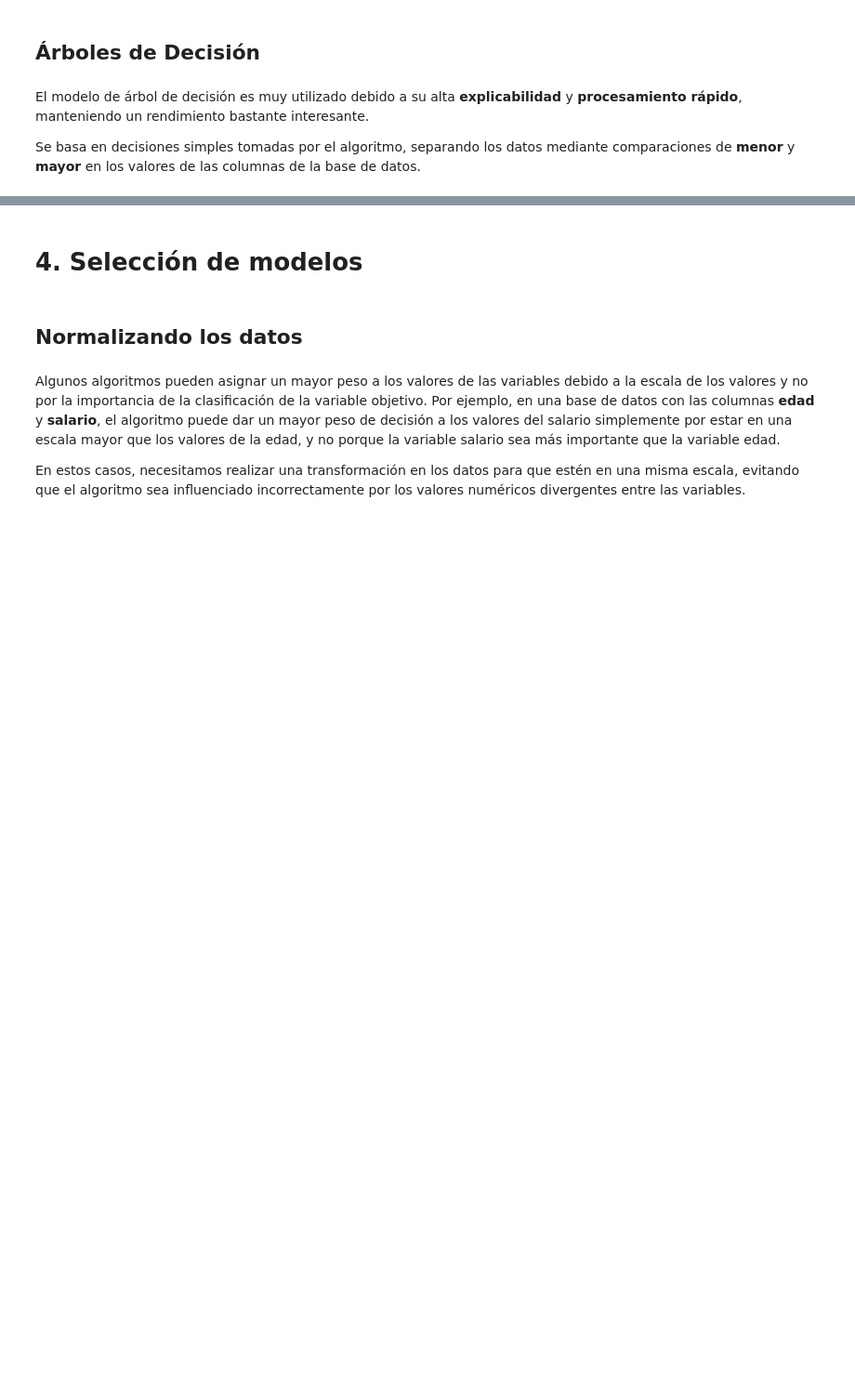
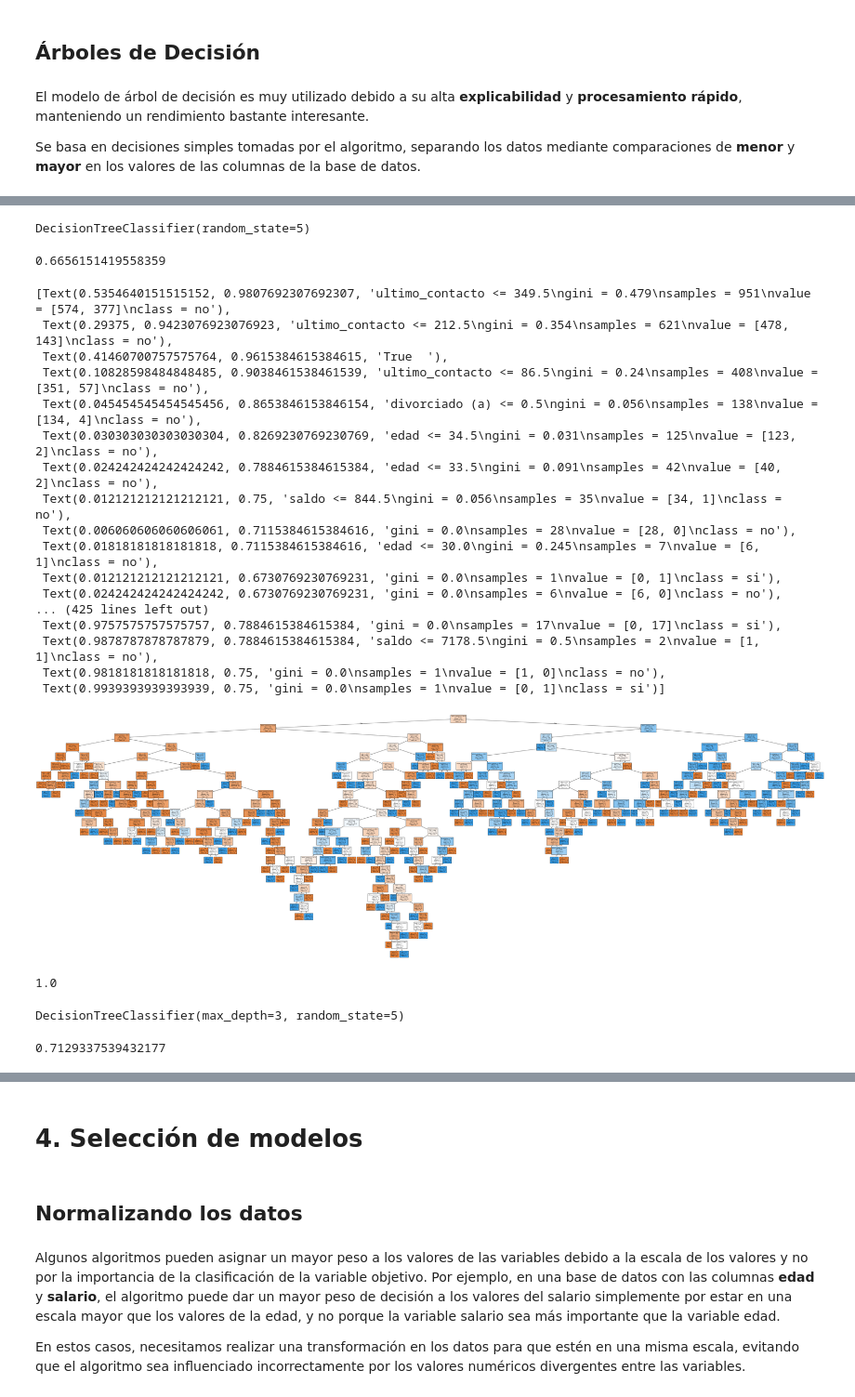
Before and after one commit to Luis1g/Clasificacion_de-_datos, a Jupyter notebook: Clasificacion_primeros_pasos.ipynb, the cells around one changed output, grey strips where cells are left out. Shown at 93% size. Cells and saved outputs as stored; diff of their text form; code cells hidden in the pictures; blank space fills up the shorter version.

```diff
--- a/Clasificacion_primeros_pasos.ipynb
+++ b/Clasificacion_primeros_pasos.ipynb
@@ -113,0 +207,5 @@ El modelo más simple de clasificar los datos es simplemente utilizar un algorit
+# %%
+dummy = DummyClassifier()
+dummy.fit(X_train, y_train)
+
+dummy.score(X_test, y_test)
@@ -134,0 +222,10 @@ valores_columnas = ['casado (a)',
+# %%
+modelo_arbol = DecisionTreeClassifier(random_state=5)
+# %%
+modelo_arbol.fit(X_train, y_train)
+# %% [output]
+DecisionTreeClassifier(random_state=5)
+# %%
+modelo_arbol.score(X_test, y_test)
+# %% [output]
+0.6656151419558359
@@ -134,0 +235,48 @@ valores_columnas = ['casado (a)',
+# %%
+valores_columnas = ['casado (a)',
+                'divorciado (a)',
+                'soltero (a)',
+                'primaria',
+                'secundaria',
+                'superior',
+                'default',
+                'prestatario',
+                'edad',
+                'saldo',
+                'ultimo_contacto',
+                'ct_contactos']
+# %%
+plt.figure(figsize=(80,25))
+plot_tree(modelo_arbol, filled= True, class_names=["no", "si"], fontsize = 6, feature_names = valores_columnas)
+# %% [output]
+[Text(0.5354640151515152, 0.9807692307692307, 'ultimo_contacto <= 349.5\ngini = 0.479\nsamples = 951\nvalue = [574, 377]\nclass = no'),
+ Text(0.29375, 0.9423076923076923, 'ultimo_contacto <= 212.5\ngini = 0.354\nsamples = 621\nvalue = [478, 143]\nclass = no'),
+ Text(0.41460700757575764, 0.9615384615384615, 'True  '),
+ Text(0.10828598484848485, 0.9038461538461539, 'ultimo_contacto <= 86.5\ngini = 0.24\nsamples = 408\nvalue = [351, 57]\nclass = no'),
+ Text(0.045454545454545456, 0.8653846153846154, 'divorciado (a) <= 0.5\ngini = 0.056\nsamples = 138\nvalue = [134, 4]\nclass = no'),
+ Text(0.030303030303030304, 0.8269230769230769, 'edad <= 34.5\ngini = 0.031\nsamples = 125\nvalue = [123, 2]\nclass = no'),
+ Text(0.024242424242424242, 0.7884615384615384, 'edad <= 33.5\ngini = 0.091\nsamples = 42\nvalue = [40, 2]\nclass = no'),
+ Text(0.012121212121212121, 0.75, 'saldo <= 844.5\ngini = 0.056\nsamples = 35\nvalue = [34, 1]\nclass = no'),
+ Text(0.006060606060606061, 0.7115384615384616, 'gini = 0.0\nsamples = 28\nvalue = [28, 0]\nclass = no'),
+ Text(0.01818181818181818, 0.7115384615384616, 'edad <= 30.0\ngini = 0.245\nsamples = 7\nvalue = [6, 1]\nclass = no'),
+ Text(0.012121212121212121, 0.6730769230769231, 'gini = 0.0\nsamples = 1\nvalue = [0, 1]\nclass = si'),
+ Text(0.024242424242424242, 0.6730769230769231, 'gini = 0.0\nsamples = 6\nvalue = [6, 0]\nclass = no'),
+... (425 lines left out)
+ Text(0.9757575757575757, 0.7884615384615384, 'gini = 0.0\nsamples = 17\nvalue = [0, 17]\nclass = si'),
+ Text(0.9878787878787879, 0.7884615384615384, 'saldo <= 7178.5\ngini = 0.5\nsamples = 2\nvalue = [1, 1]\nclass = no'),
+ Text(0.9818181818181818, 0.75, 'gini = 0.0\nsamples = 1\nvalue = [1, 0]\nclass = no'),
+ Text(0.9939393939393939, 0.75, 'gini = 0.0\nsamples = 1\nvalue = [0, 1]\nclass = si')]
+[figure, added]
+# %%
+modelo_arbol.score(X_train, y_train)
+# %% [output]
+1.0
+# %%
+modelo_arbol = DecisionTreeClassifier(max_depth=3, random_state=5)
+modelo_arbol.fit(X_train, y_train)
+# %% [output]
+DecisionTreeClassifier(max_depth=3, random_state=5)
+# %%
+modelo_arbol.score(X_test, y_test)
+# %% [output]
+0.7129337539432177
```
Also changed, not shown: parts of 35 cells of this notebook, 3 other files.
